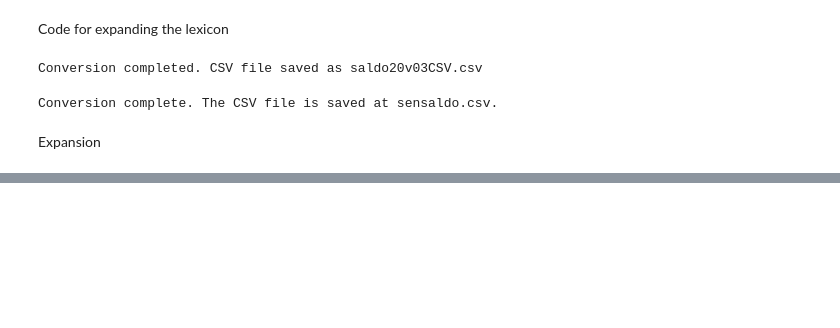
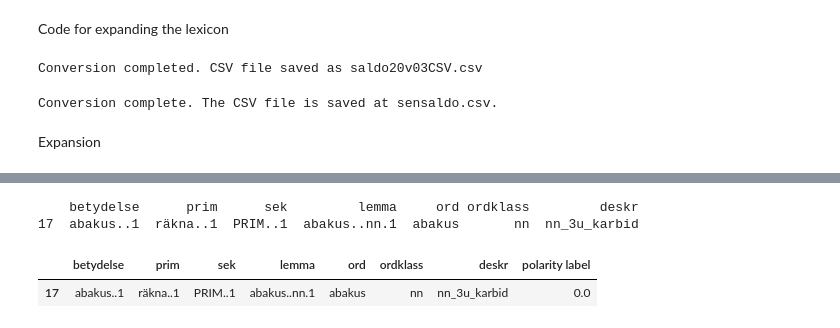
Before and after one commit to richi1998/Master-Thesis, a Jupyter notebook: koden/expansionKod.ipynb, the cells around one changed output, grey strips where cells are left out. Drawn from its saved outputs; the diff is of its cells as text; code cells hidden in the pictures; blank space fills up the shorter version.

```diff
--- a/koden/expansionKod.ipynb
+++ b/koden/expansionKod.ipynb
@@ -118,0 +140,37 @@ saldoDfC
+# %%
+def polarityChecker(word, saldoD, sensaldoD):
+    wRow = saldoD[saldoD['betydelse'] == word]
+    print(wRow)
+    primVal = wRow['prim'].iloc[0]
+    #print(primVal)
+    if(primVal != 'PRIM..1'):
+        mask = sensaldoD['SALDO sense ID'] == primVal
+        if (mask).any():
+            senRow = sensaldoD[mask].iloc[0]
+            #updatedSaldoD = saldoD.copy()
+            #updatedSaldoD.loc[updatedSaldoD['betydelse'] == word, 'polarity label'] = senRow['polarity label']
+            return senRow['polarity label']
+        else:
+            return (polarityChecker(primVal, saldoD, sensaldoD))
+            #print("value not found", word, primVal)
+            #return saldoD
+    else:
+        sekVal = wRow['sek'].iloc[0]
+        if(sekVal != 'PRIM..1'):
+            mask = sensaldoD['SALDO sense ID'] == sekVal
+            if (mask).any():
+                senRow = sensaldoD[mask].iloc[0]
+                #updatedSaldoD.loc[updatedSaldoD['betydelse'] == word, 'polarity label'] = senRow['polarity label']
+                return senRow['polarity label']
+            else:
+                print("value not found", word, primVal)
+                return "NA"
+        else:
+            print("Value not found att all", word, primVal, sekVal)
+            return "NA"
+# %%
+def addingChecker(word, saldoD, sensaldoD):
+    polVal = polarityChecker(word, saldoD, sensaldoD)
+    updatedSaldoD = saldoD.copy()
+    updatedSaldoD.loc[updatedSaldoD['betydelse'] == word, 'polarity label'] = polVal
+    return updatedSaldoD
@@ -118,0 +209,8 @@ saldoDfC
+# %%
+newAdded = addingChecker("abakus..1", saldoDf, sensaldoDf)
+newAdded[newAdded['betydelse'] == 'abakus..1']
+# %% [output]
+    betydelse      prim      sek         lemma     ord ordklass         deskr
+17  abakus..1  räkna..1  PRIM..1  abakus..nn.1  abakus       nn  nn_3u_karbid
+|  | betydelse | prim | sek | lemma | ord | ordklass | deskr | polarity label |
+| 17 | abakus..1 | räkna..1 | PRIM..1 | abakus..nn.1 | abakus | nn | nn_3u_karbid | 0.0 |
```
Also changed, not shown: parts of 15 cells of this notebook.
